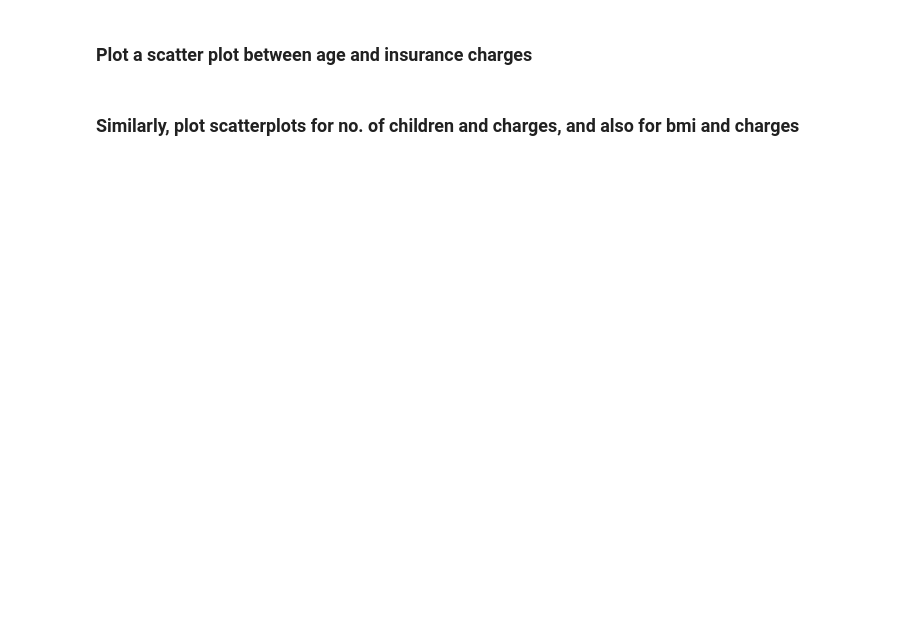
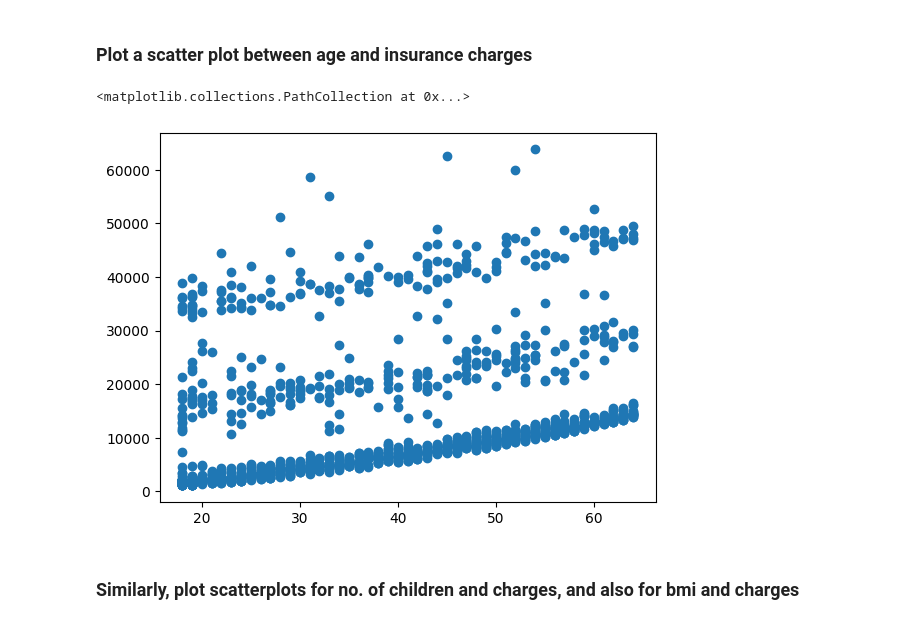
Before and after one commit to notsamaltman/Synapse_LP, a Jupyter notebook: Synapse_LP_Task2.ipynb, the cells around one changed output. Drawn from its saved outputs; the diff is of its cells as text; code cells hidden in the pictures; blank space fills up the shorter version.

```diff
--- a/Synapse_LP_Task2.ipynb
+++ b/Synapse_LP_Task2.ipynb
@@ -61,4 +121,9 @@ https://drive.google.com/file/d/1ld8fGZYBi5ytg8b1CcZJvPaXfhVzIhoZ/view?usp=shari
 # %% [markdown]
 ### Plot a scatter plot between age and insurance charges
+# %%
+plt.scatter(df['age'],df['charges'])
+# %% [output]
+<matplotlib.collections.PathCollection at 0x...>
+[figure, added]
 # %% [markdown]
 ### Similarly, plot scatterplots for no. of children and charges, and also for bmi and charges
```
Also changed, not shown: parts of 23 cells of this notebook.
